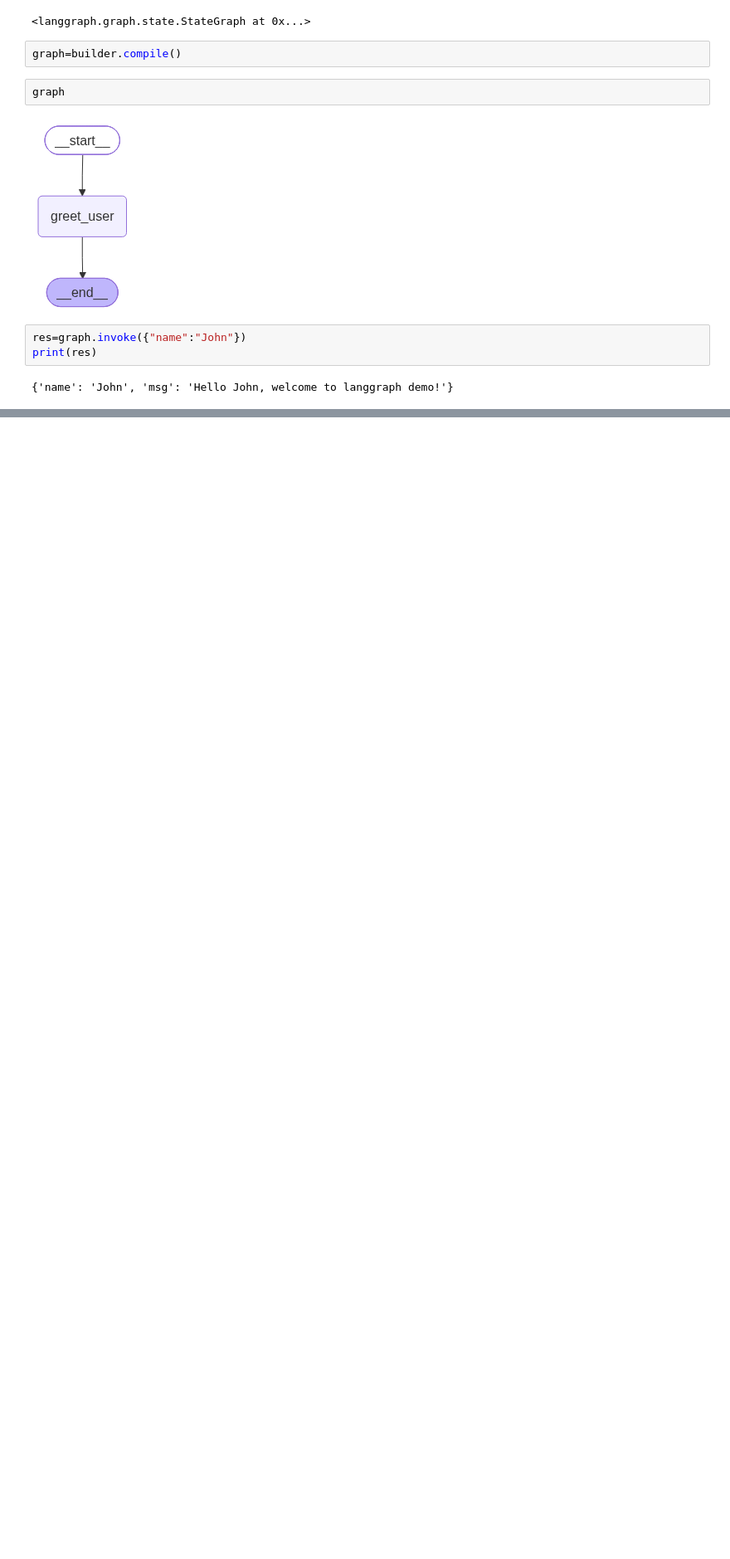
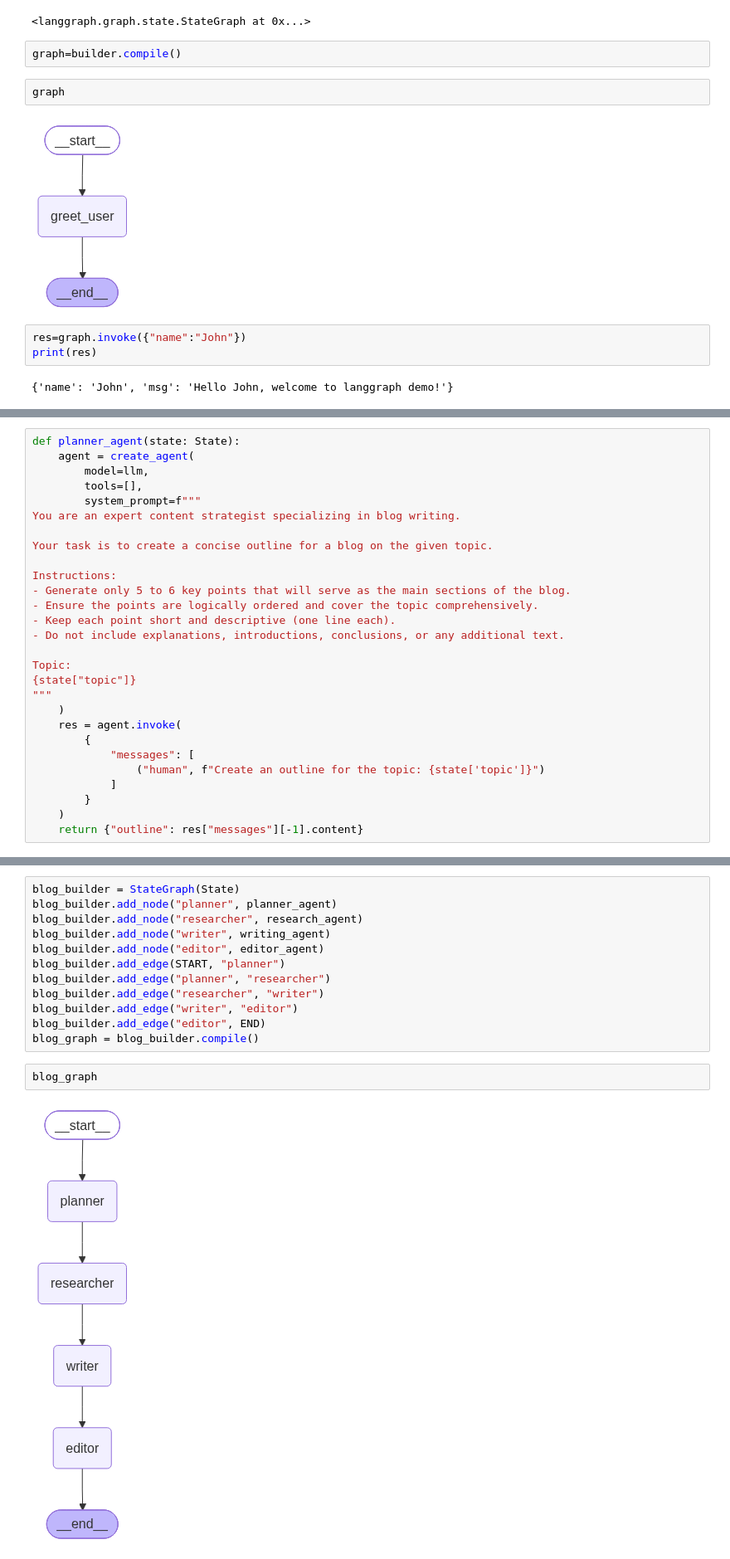
Before and after one commit to yatvikit/Genaiclass, a Jupyter notebook: class1.ipynb, the cells around one changed output, grey strips where cells are left out. Shown at 83% size. Drawn from its saved outputs; the diff is of its cells as text; blank space fills up the shorter version.

```diff
--- a/class1.ipynb
+++ b/class1.ipynb
@@ -1371,0 +1561,28 @@ print(res)
+# %%
+def planner_agent(state: State):
+    agent = create_agent(
+        model=llm,
+        tools=[],
+        system_prompt=f"""
+You are an expert content strategist specializing in blog writing.
+
+Your task is to create a concise outline for a blog on the given topic.
+
+Instructions:
+- Generate only 5 to 6 key points that will serve as the main sections of the blog.
+- Ensure the points are logically ordered and cover the topic comprehensively.
+- Keep each point short and descriptive (one line each).
+- Do not include explanations, introductions, conclusions, or any additional text.
+
+Topic:
+{state["topic"]}
+"""
+    )
+    res = agent.invoke(
+        {
+            "messages": [
+                ("human", f"Create an outline for the topic: {state['topic']}")
+            ]
+        }
+    )
+    return {"outline": res["messages"][-1].content}
@@ -1371,0 +1699,16 @@ print(res)
+# %%
+blog_builder = StateGraph(State)
+blog_builder.add_node("planner", planner_agent)
+blog_builder.add_node("researcher", research_agent)
+blog_builder.add_node("writer", writing_agent)
+blog_builder.add_node("editor", editor_agent)
+blog_builder.add_edge(START, "planner")
+blog_builder.add_edge("planner", "researcher")
+blog_builder.add_edge("researcher", "writer")
+blog_builder.add_edge("writer", "editor")
+blog_builder.add_edge("editor", END)
+blog_graph = blog_builder.compile()
+# %%
+blog_graph
+# %% [output]
+[figure, added]
```
Also changed, not shown: parts of 25 cells of this notebook.
